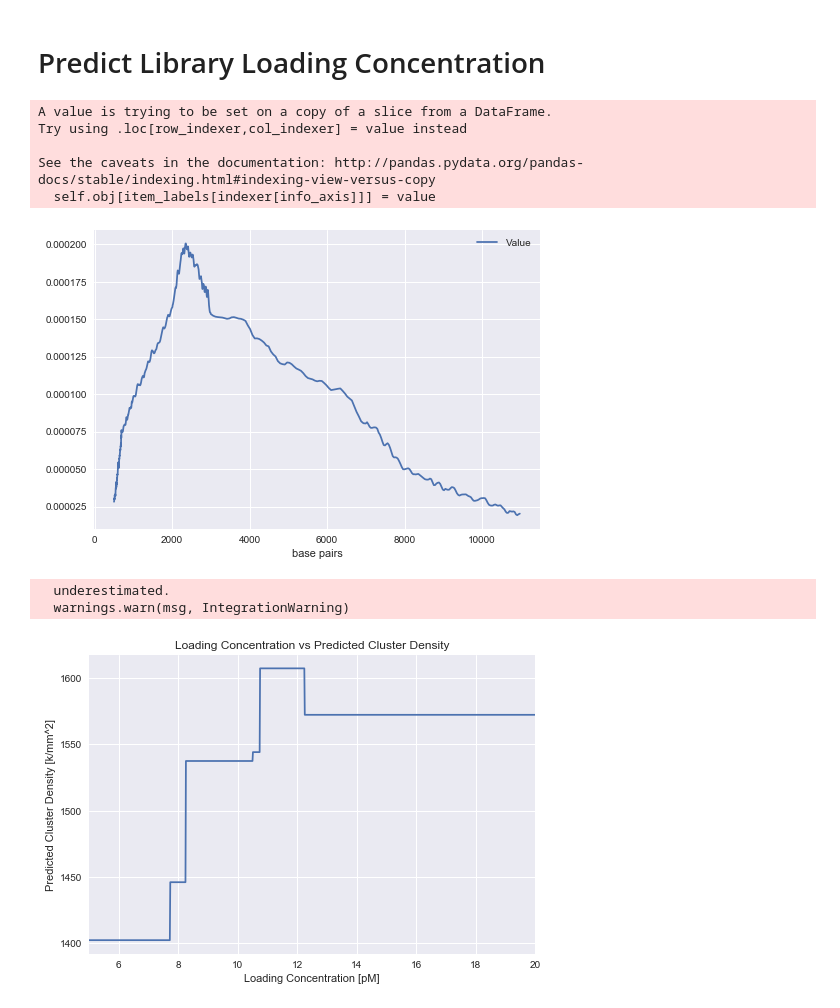
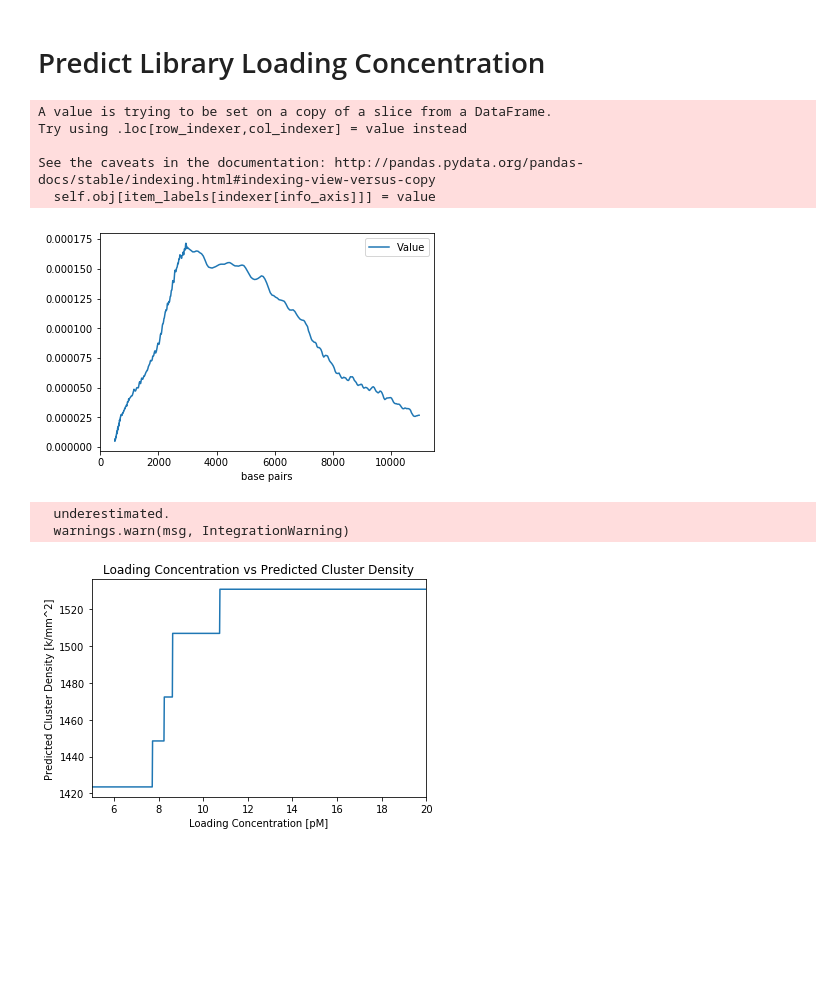
Before and after one commit to JBEI/library_loading_concentration_prediction, a Jupyter notebook: predict_loading_concentration.ipynb, the cells around one changed output. Cells and saved outputs as stored; diff of their text form; code cells hidden in the pictures; blank space fills up the shorter version.

```diff
--- a/predict_loading_concentration.ipynb
+++ b/predict_loading_concentration.ipynb
@@ -6,15 +8,15 @@ from utility import load_data,predict_loading_concentration
 # %%
-file_id = 'test/nextera_JLC_High Sensitivity DNA Assay_DE24802700_2018-05-02_12-22-30_'
+file_id = 'test/Nextera_1_JD_High Sensitivity DNA Assay_DE24802700_2018-07-25_15-29-25_'
 state_df = load_data(file_id,plot=True)
 columns = [column for column in state_df.columns if not column in ['Cluster Density','Library Loading Concentration'] ]
 spectra = state_df[columns].values[0]
 # %% [output]
 A value is trying to be set on a copy of a slice from a DataFrame.
 Try using .loc[row_indexer,col_indexer] = value instead
 
 See the caveats in the documentation: http://pandas.pydata.org/pandas-docs/stable/indexing.html#indexing-view-versus-copy
   self.obj[item_labels[indexer[info_axis]]] = value
-[figure, old version]
+[figure, new version]
   underestimated.
   warnings.warn(msg, IntegrationWarning)
 # %%
@@ -25,4 +27,4 @@ with open('model/model.pkl','rb') as fp:
 #Predict Loading Concentration
 predict_loading_concentration(spectra,model)
 # %% [output]
-[figure, old version]
+[figure, new version]
```
Also changed, not shown: parts of 1 cell of this notebook, 10 other files.
